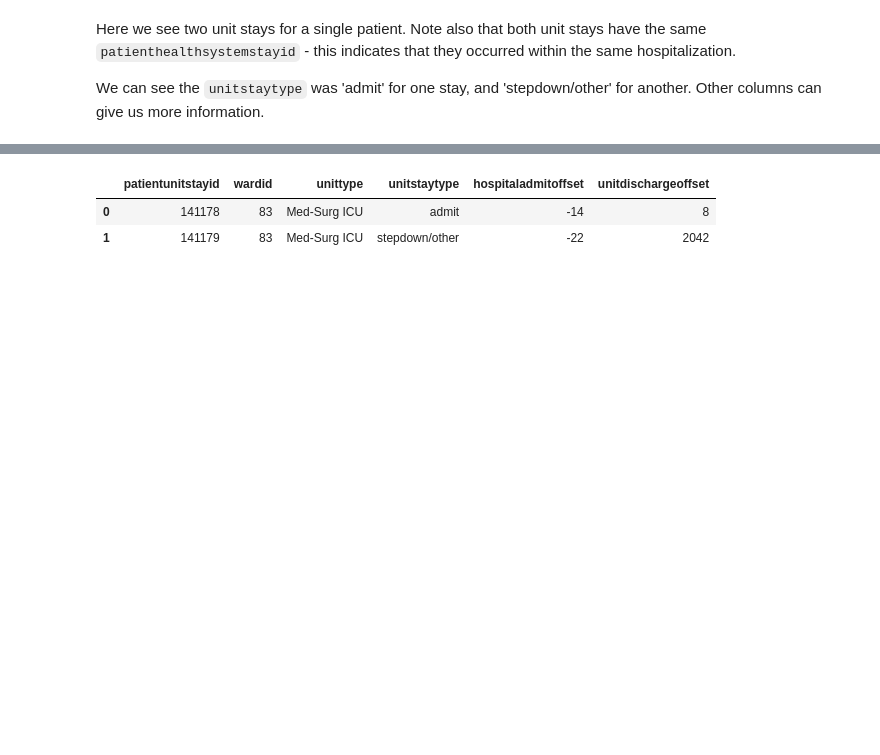
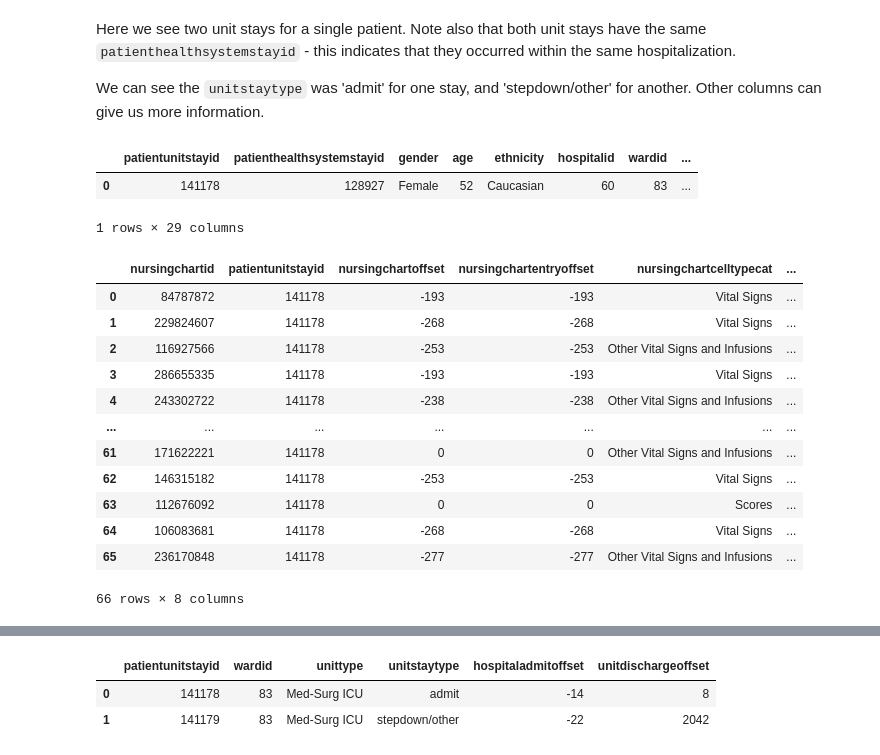
Before and after one commit to cheneeheng/eicu-code, a Jupyter notebook: notebooks/patient.ipynb, the cells around one changed output, grey strips where cells are left out. Saved outputs shown, nothing was run; the diff lists cells and outputs as text; code cells hidden in the pictures; blank space fills up the shorter version.

```diff
--- a/notebooks/patient.ipynb
+++ b/notebooks/patient.ipynb
@@ -91,3 +96,41 @@ df.head()
 Here we see two unit stays for a single patient. Note also that both unit stays have the same `patienthealthsystemstayid` - this indicates that they occurred within the same hospitalization.
 
 We can see the `unitstaytype` was 'admit' for one stay, and 'stepdown/other' for another. Other columns can give us more information.
+# %%
+pusid = '141178'
+query = query_schema + """
+select *
+from patient
+where patientunitstayid = '{}'
+""".format(pusid)
+
+df = pd.read_sql_query(query, con)
+df
+# %% [output]
+|  | patientunitstayid | patienthealthsystemstayid | gender | age | ethnicity | hospitalid | wardid | ... |
+| 0 | 141178 | 128927 | Female | 52 | Caucasian | 60 | 83 | ... |
+1 rows × 29 columns
+# %%
+pusid = '141178'
+query = query_schema + """
+select *
+from nursecharting
+where patientunitstayid = '{}'
+""".format(pusid)
+
+df = pd.read_sql_query(query, con)
+df
+# %% [output]
+|  | nursingchartid | patientunitstayid | nursingchartoffset | nursingchartentryoffset | nursingchartcelltypecat | ... |
+| 0 | 84787872 | 141178 | -193 | -193 | Vital Signs | ... |
+| 1 | 229824607 | 141178 | -268 | -268 | Vital Signs | ... |
+| 2 | 116927566 | 141178 | -253 | -253 | Other Vital Signs and Infusions | ... |
+| 3 | 286655335 | 141178 | -193 | -193 | Vital Signs | ... |
+| 4 | 243302722 | 141178 | -238 | -238 | Other Vital Signs and Infusions | ... |
+| ... | ... | ... | ... | ... | ... | ... |
+| 61 | 171622221 | 141178 | 0 | 0 | Other Vital Signs and Infusions | ... |
+| 62 | 146315182 | 141178 | -253 | -253 | Vital Signs | ... |
+| 63 | 112676092 | 141178 | 0 | 0 | Scores | ... |
+| 64 | 106083681 | 141178 | -268 | -268 | Vital Signs | ... |
+| 65 | 236170848 | 141178 | -277 | -277 | Other Vital Signs and Infusions | ... |
+66 rows × 8 columns
```
Also changed, not shown: parts of 3 cells of this notebook, 8 other files.
